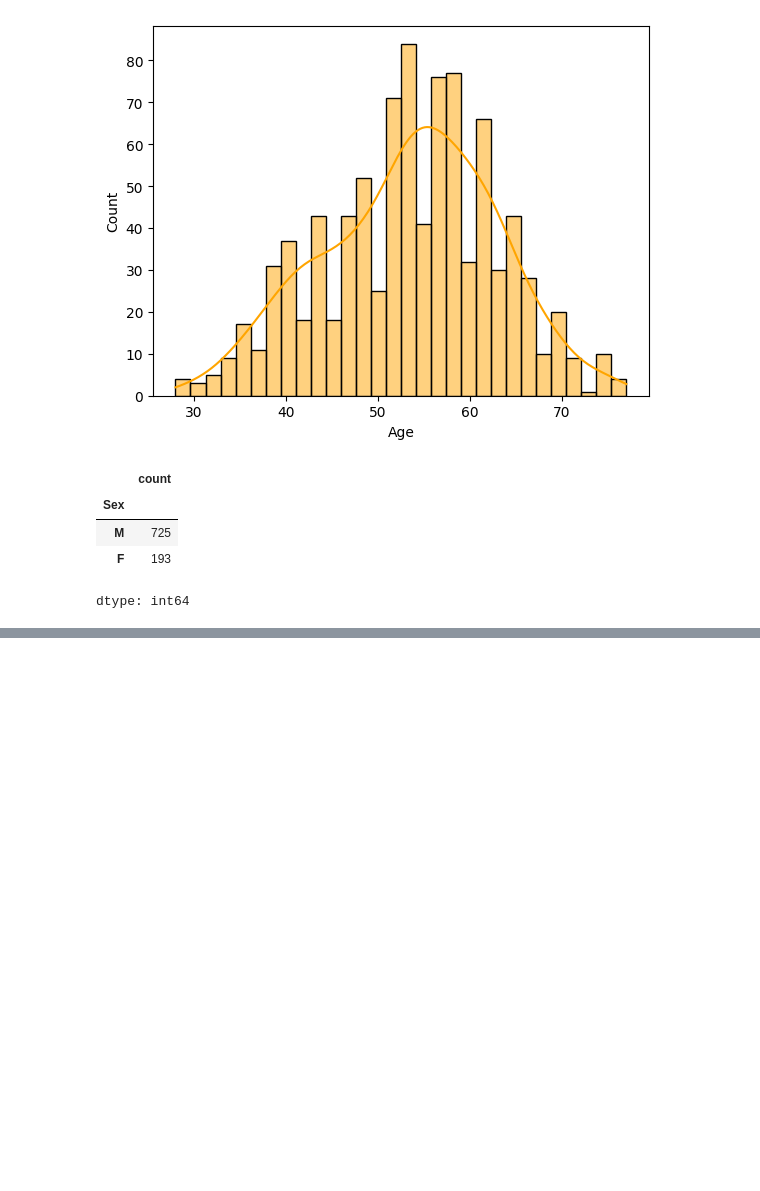
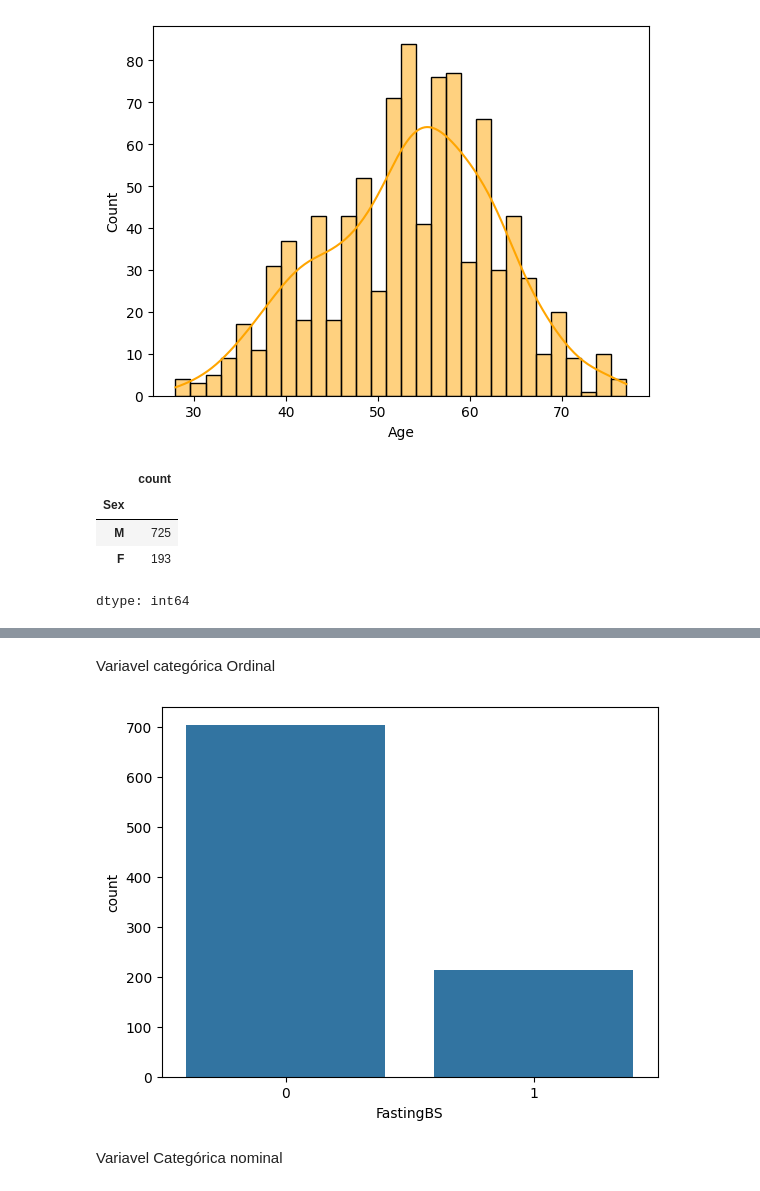
Before and after one commit to pefonseca/classifica-o_machine_learning, a Jupyter notebook: tratamento_classificação.ipynb, the cells around one changed output, grey strips where cells are left out. Saved outputs shown, nothing was run; the diff lists cells and outputs as text; code cells hidden in the pictures; blank space fills up the shorter version.

```diff
--- a/tratamento_classificação.ipynb
+++ b/tratamento_classificação.ipynb
@@ -111,0 +176,8 @@ sns.countplot(x='Sex', data=dados)
+# %% [markdown]
+Variavel categórica Ordinal
+# %%
+sns.countplot(x='FastingBS', data=dados);
+# %% [output]
+[figure, added]
+# %% [markdown]
+Variavel Categórica nominal
```
Also changed, not shown: parts of 46 cells of this notebook.
